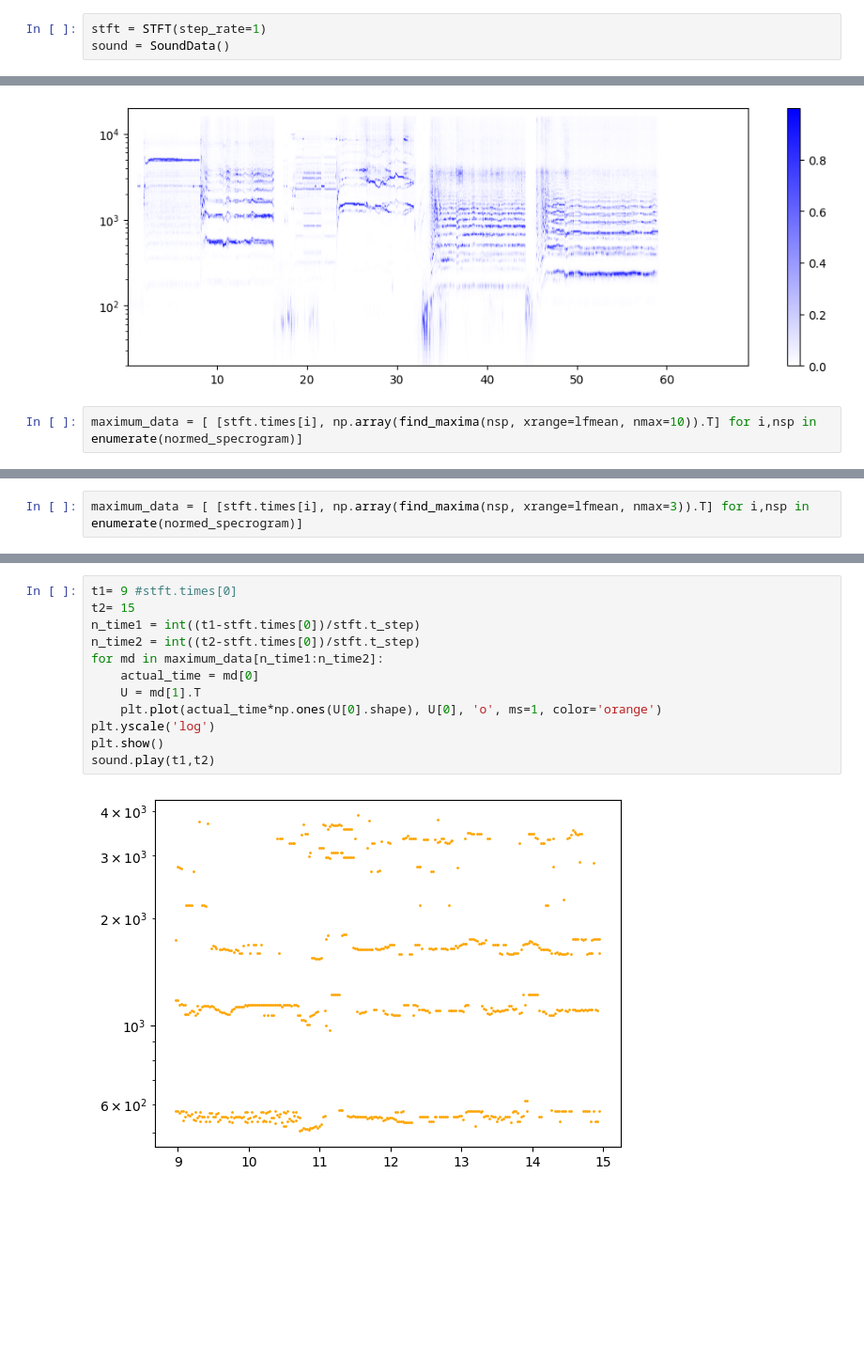
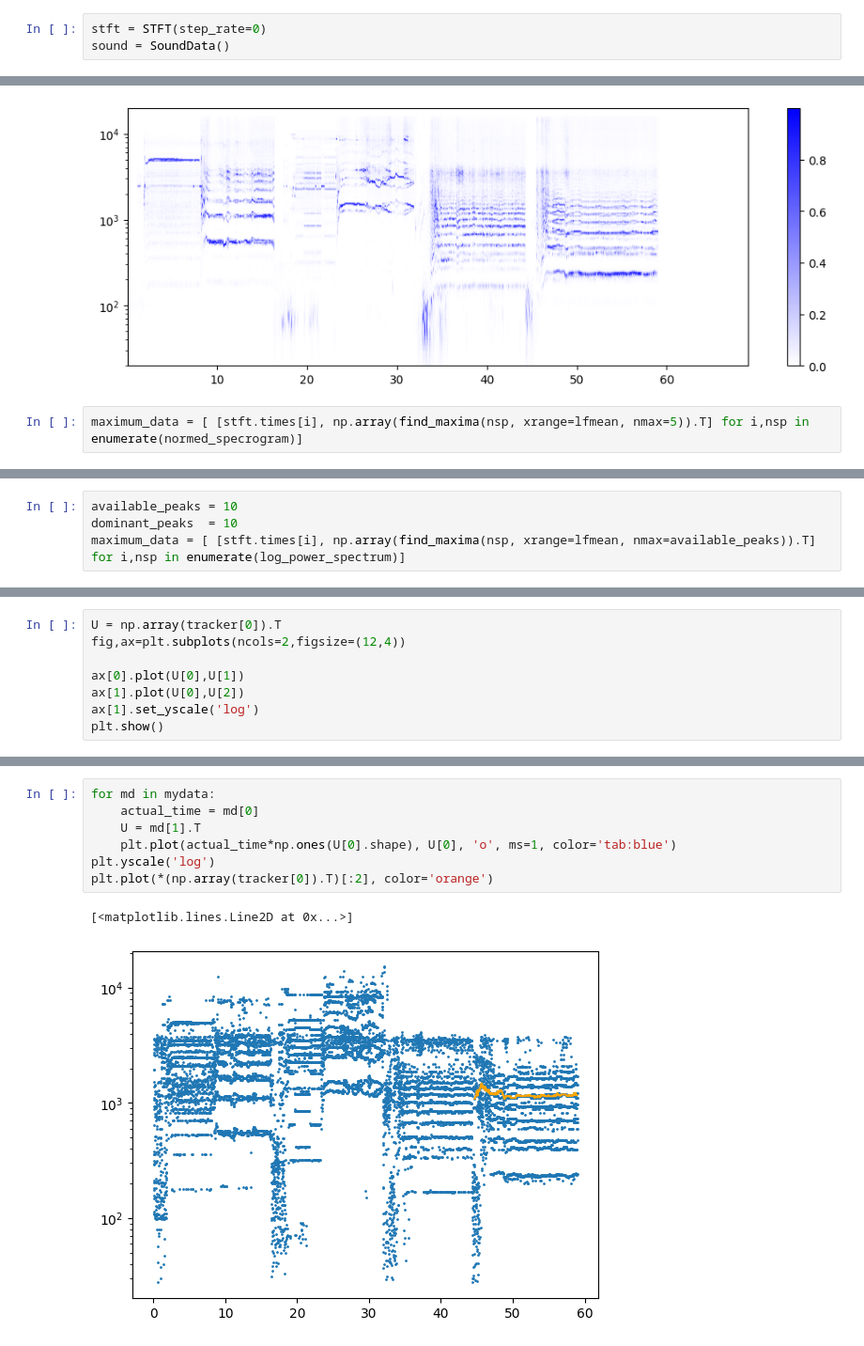
Before and after one commit to ajakovac/Mikrofonok, a Jupyter notebook: stft transformation.ipynb, the cells around one changed output, grey strips where cells are left out. Shown: that part at 94% size. Cells and saved outputs as stored; diff of their text form; blank space fills up the shorter version.

Commit message:
stft changes

```diff
--- a/stft transformation.ipynb
+++ b/stft transformation.ipynb
@@ -5,6 +6,6 @@ import soundfile as sf
 from stft import *
 # %%
-stft = STFT(step_rate=1)
+stft = STFT(step_rate=0)
 sound = SoundData()
 # %%
 dx=0.01
@@ -151,7 +160,7 @@ fig.colorbar(mesh, ax=ax)
 <matplotlib.colorbar.Colorbar at 0x...>
 [figure]
 # %%
-maximum_data = [ [stft.times[i], np.array(find_maxima(nsp, xrange=lfmean, nmax=10)).T] for i,nsp in enumerate(normed_specrogram)]
+maximum_data = [ [stft.times[i], np.array(find_maxima(nsp, xrange=lfmean, nmax=5)).T] for i,nsp in enumerate(normed_specrogram)]
 # %%
 t=10.2 #sec
 n_time = int((t-stft.times[0])/stft.t_step)
@@ -185,2 +194,4 @@ fig.colorbar(mesh, ax=ax[1])
 # %%
-maximum_data = [ [stft.times[i], np.array(find_maxima(nsp, xrange=lfmean, nmax=3)).T] for i,nsp in enumerate(normed_specrogram)]
+available_peaks = 10
+dominant_peaks  = 10
+maximum_data = [ [stft.times[i], np.array(find_maxima(nsp, xrange=lfmean, nmax=available_peaks)).T] for i,nsp in enumerate(log_power_spectrum)]
@@ -186,0 +236,8 @@ maximum_data = [ [stft.times[i], np.array(find_maxima(nsp, xrange=lfmean, nmax=3
+# %%
+U = np.array(tracker[0]).T
+fig,ax=plt.subplots(ncols=2,figsize=(12,4))
+
+ax[0].plot(U[0],U[1])
+ax[1].plot(U[0],U[2])
+ax[1].set_yscale('log')
+plt.show()
@@ -187,14 +264,10 @@ maximum_data = [ [stft.times[i], np.array(find_maxima(nsp, xrange=lfmean, nmax=3
 # %%
-t1= 9 #stft.times[0]
-t2= 15
-n_time1 = int((t1-stft.times[0])/stft.t_step)
-n_time2 = int((t2-stft.times[0])/stft.t_step)
-for md in maximum_data[n_time1:n_time2]:
+for md in mydata:
     actual_time = md[0]
     U = md[1].T
-    plt.plot(actual_time*np.ones(U[0].shape), U[0], 'o', ms=1, color='orange')
+    plt.plot(actual_time*np.ones(U[0].shape), U[0], 'o', ms=1, color='tab:blue')
 plt.yscale('log')
-plt.show()
-sound.play(t1,t2)
+plt.plot(*(np.array(tracker[0]).T)[:2], color='orange')
 # %% [output]
+[<matplotlib.lines.Line2D at 0x...>]
-[figure, old version]
+[figure, new version]
```
Also changed, not shown: parts of 18 cells of this notebook, 1 other file.
